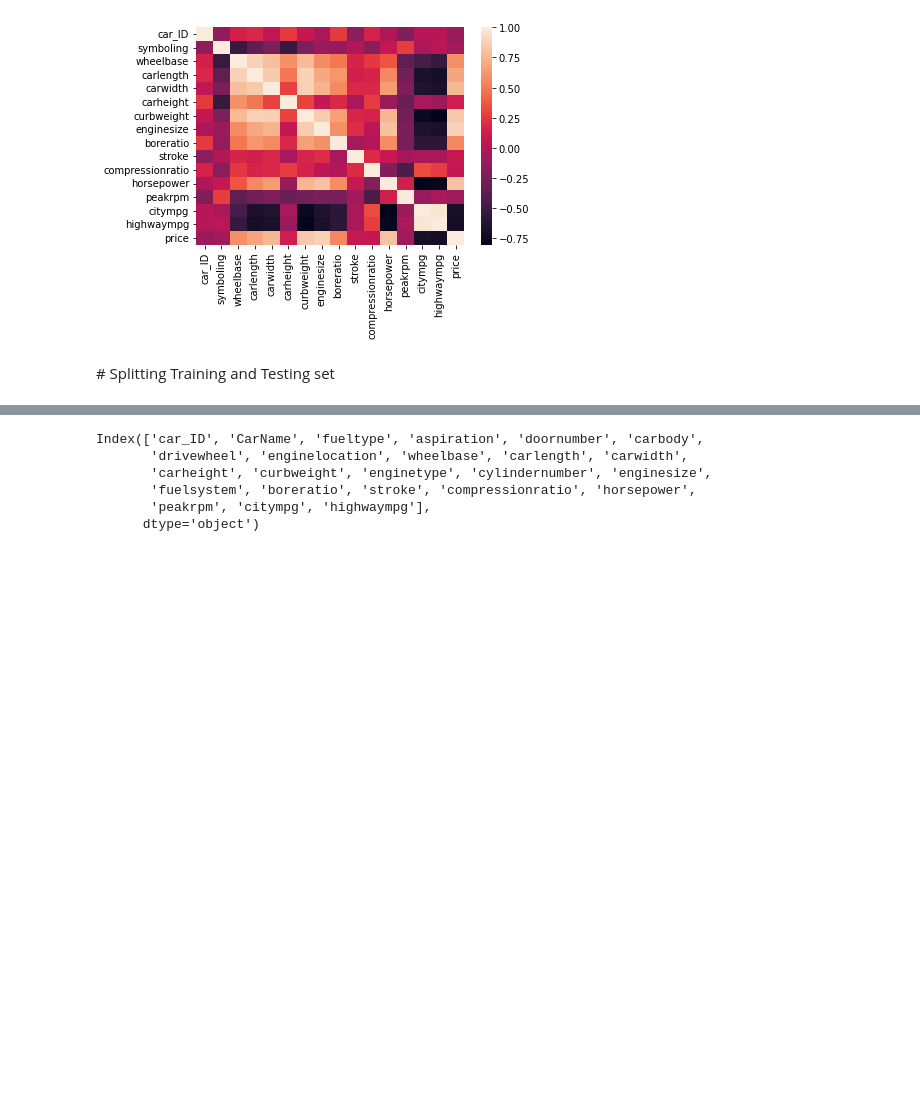
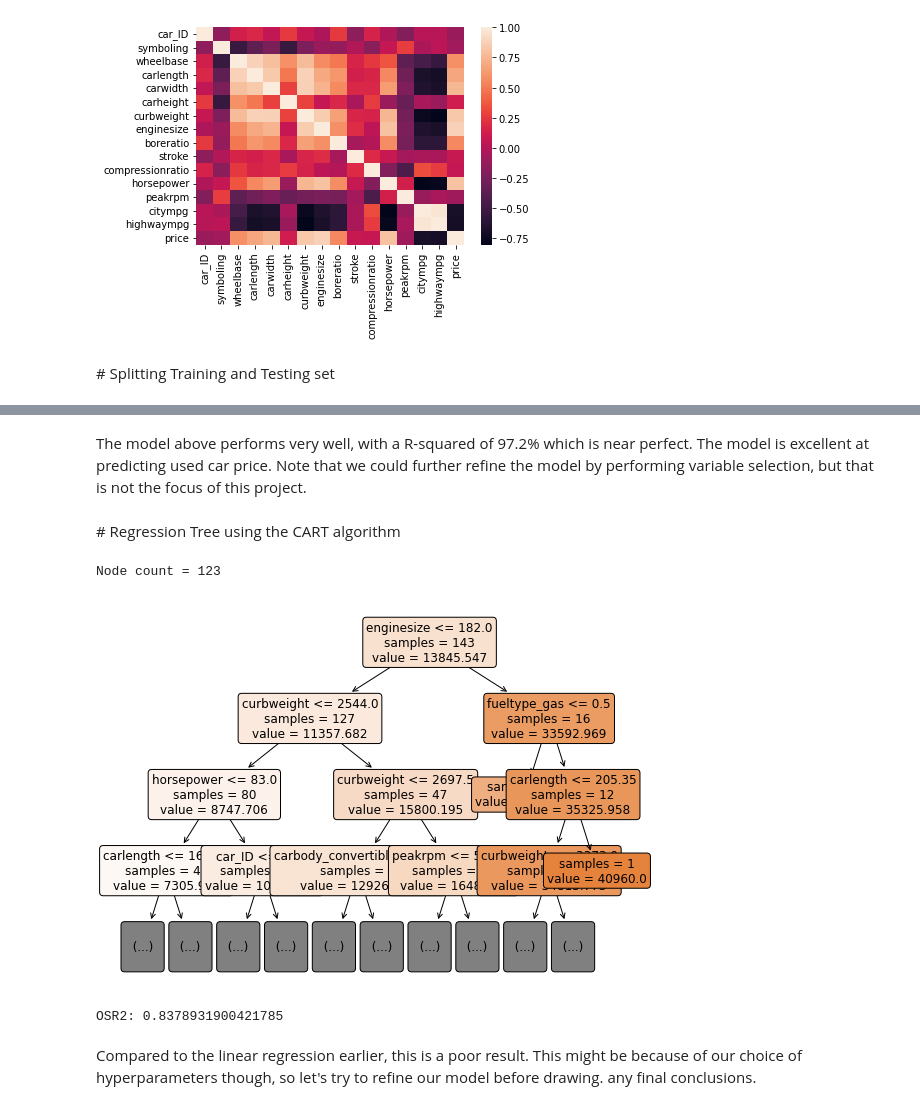
Before and after one commit to louisbemberg/machine-learning-workshop, a Jupyter notebook: 05_car_prices/car_price_prediction_louis.ipynb, the cells around one changed output, grey strips where cells are left out. Drawn from its saved outputs; the diff is of its cells as text; code cells hidden in the pictures; blank space fills up the shorter version.

Commit message:
update on car prices

```diff
--- a/05_car_prices/car_price_prediction_louis.ipynb
+++ b/05_car_prices/car_price_prediction_louis.ipynb
@@ -262,12 +262,47 @@ Notes:
 [1] Standard Errors assume that the covariance matrix of the errors is correctly specified.
 [2] The smallest eigenvalue is 4.67e-23. This might indicate that there are
 strong multicollinearity problems or that the design matrix is singular.
-# %%
-cars_train.columns.drop(['price'])
-# %% [output]
-Index(['car_ID', 'CarName', 'fueltype', 'aspiration', 'doornumber', 'carbody',
-       'drivewheel', 'enginelocation', 'wheelbase', 'carlength', 'carwidth',
-       'carheight', 'curbweight', 'enginetype', 'cylindernumber', 'enginesize',
-       'fuelsystem', 'boreratio', 'stroke', 'compressionratio', 'horsepower',
-       'peakrpm', 'citympg', 'highwaympg'],
-      dtype='object')
+# %% [markdown]
+The model above performs very well, with a R-squared of 97.2% which is near perfect. The model is excellent at predicting used car price. Note that we could further refine the model by performing variable selection, but that is not the focus of this project.
+# %% [markdown]
+# Regression Tree using the CART algorithm
+# %%
+# need to turn categorical columns into dummy variables:
+car_data_encoded = pd.get_dummies(car_data, columns=['CarName', 'fueltype', 'aspiration', 'doornumber', 'carbody', 'drivewheel', 'enginelocation', 'enginetype', 'cylindernumber', 'fuelsystem'])
+
+# separating the dependent variable from the independent ones
+y = car_data_encoded['price']
+X = car_data_encoded.drop(['price'], axis=1)
+
+# Splitting train & test randomly at a 7:3 ratio
+X_train, X_test, y_train, y_test = train_test_split(X, y,
+                                                    test_size=0.3,
+                                                    random_state=88)
+# %%
+# Decision Tree Regressor
+# We fit a first tree with standard hyperparemeters, which we'll optimize later
+
+from sklearn.tree import DecisionTreeRegressor
+
+dtr = DecisionTreeRegressor(min_samples_split=5,
+                            ccp_alpha=0.02,
+                            random_state = 88)
+dtr = dtr.fit(X_train, y_train)
+# %%
+# plotting a visual representation of the obtained regression tree
+from sklearn.tree import plot_tree
+
+print('Node count =', dtr.tree_.node_count)
+plt.figure(figsize=(9,7))
+plot_tree(dtr,
+          feature_names=X_train.columns,
+          class_names=['0','1'],
+          filled=True,
+          impurity=False,
+          rounded=True,
+          max_depth = 3,
+          fontsize=12)
+plt.show()
+# %% [output]
+Node count = 123
+[figure, added]
@@ -273,0 +321,6 @@ Index(['car_ID', 'CarName', 'fueltype', 'aspiration', 'doornumber', 'carbody',
+# %%
+print('OSR2:', OSR2(dtr, X_test, y_test, y_train))
+# %% [output]
+OSR2: 0.8378931900421785
+# %% [markdown]
+Compared to the linear regression earlier, this is a poor result. This might be because of our choice of hyperparameters though, so let's try to refine our model before drawing. any final conclusions.
```
Also changed, not shown: parts of 20 cells of this notebook.
